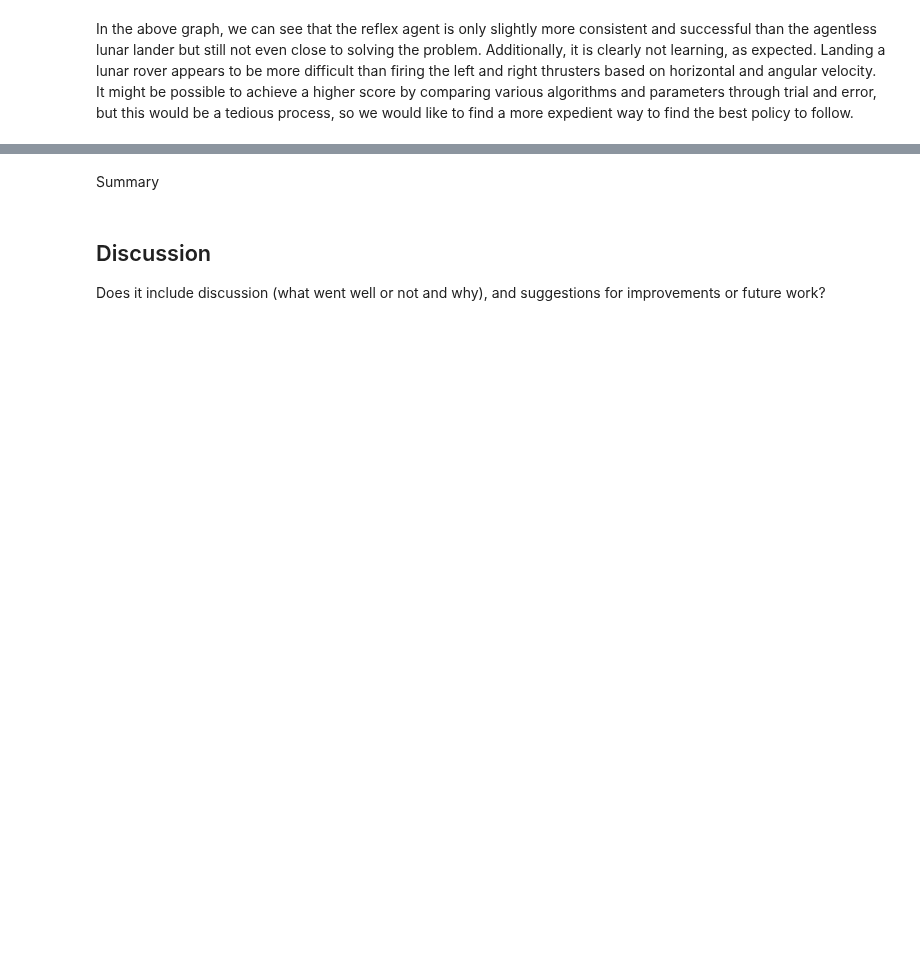
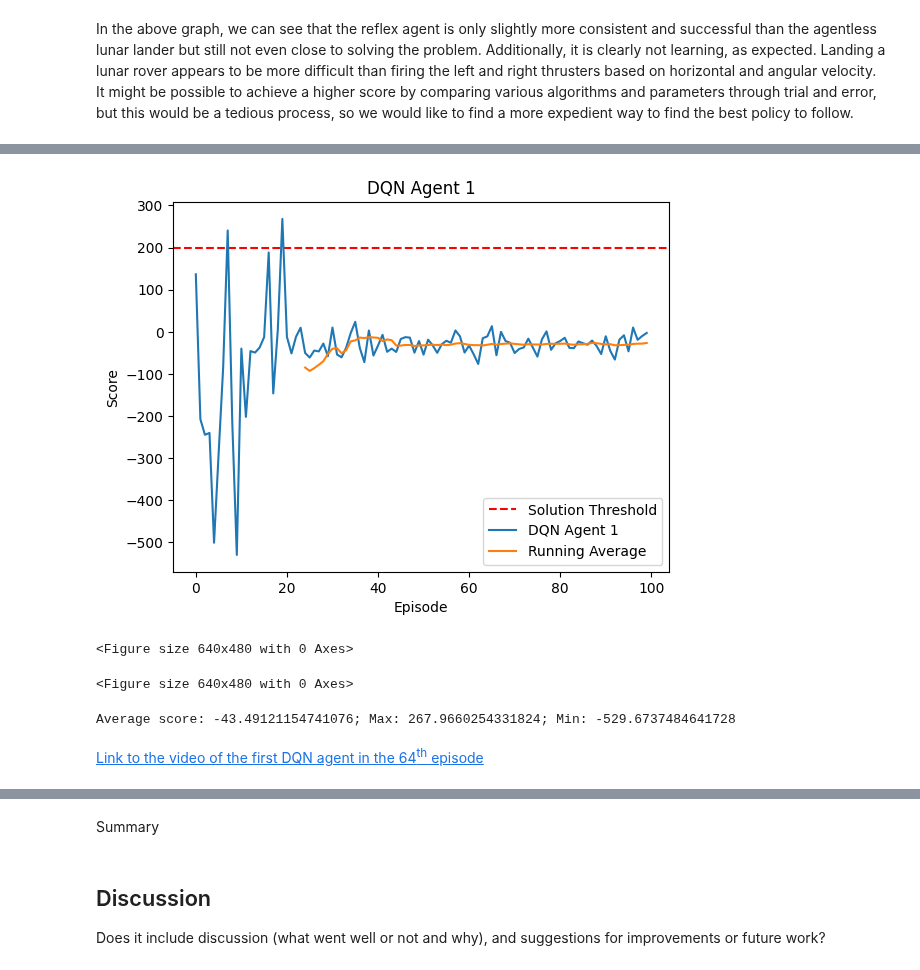
Before and after one commit to jaki9292/rl-project, a Jupyter notebook: project.ipynb, the cells around one changed output, grey strips where cells are left out. Cells and saved outputs as stored; diff of their text form; code cells hidden in the pictures; blank space fills up the shorter version.

```diff
--- a/project.ipynb
+++ b/project.ipynb
@@ -971,9 +963,11 @@ Next, we examine the performance of a remembering, learning deep Q-network agent
 # %%
 # Hyperparameters
-alpha = 0.001     # optimizer learning rate
-epsilon = (0.99,  # epsilon-greedy max (starting value)
-        0.01,     # epsilon-greedy min (ending value)
-        0.001)    # exponential decay rate (smaller = slower)
-gamma = 0.9       # discount rate
-tau = 0.005       # target network update rate
-batch_size = 128  # replay buffer batch size
+name = "DQN Agent 1"
+alpha = 0.001           # optimizer learning rate
+epsilon = (0.99,        # epsilon-greedy max (starting value)
+        0.01,           # epsilon-greedy min (ending value)
+        0.001)          # exponential decay rate (smaller = slower)
+gamma = 0.9             # discount rate
+tau = 0.005             # target network update rate
+batch_size = 128        # replay buffer batch size
+buffer_size = 100000    # replay buffer size (no. of transitions)
@@ -979,0 +976,14 @@ batch_size = 128  # replay buffer batch size
+# %%
+# Instantiate lunar lander DQN agent
+dqn_agent1 = DQNAgent(name, alpha, epsilon, gamma, tau, batch_size, buffer_size)
+
+# View model summary
+# https://github.com/TylerYep/torchinfo
+# https://discuss.pytorch.org/t/how-to-check-if-model-is-on-cuda/180/7
+
+print("Model parameters on CUDA?",next(dqn_agent1.online_net.parameters()).is_cuda)
+print(dqn_agent1.online_net)
+
+from torchinfo import summary
+
+summary(dqn_agent1.online_net, input_size=(1, 8))
@@ -979,0 +1016,17 @@ batch_size = 128  # replay buffer batch size
+# %%
+# Train DQN agent
+
+episodes = 100
+
+# Train for specified number of episodes
+dqn_agent1.iterate(episodes, verbose = False, video = True)
+
+# Print average, max, min
+average, max, min = dqn_agent1.score_stats(verbose = True)
+# %% [output]
+[figure, added]
+<Figure size 640x480 with 0 Axes>
+<Figure size 640x480 with 0 Axes>
+Average score: -43.49121154741076; Max: 267.9660254331824; Min: -529.6737484641728
+# %% [markdown]
+[Link to the video of the first DQN agent in the 64<sup>th</sup> episode](videos/dqn-agent-1-episode-64.mp4)
```
Also changed, not shown: parts of 40 cells of this notebook.
